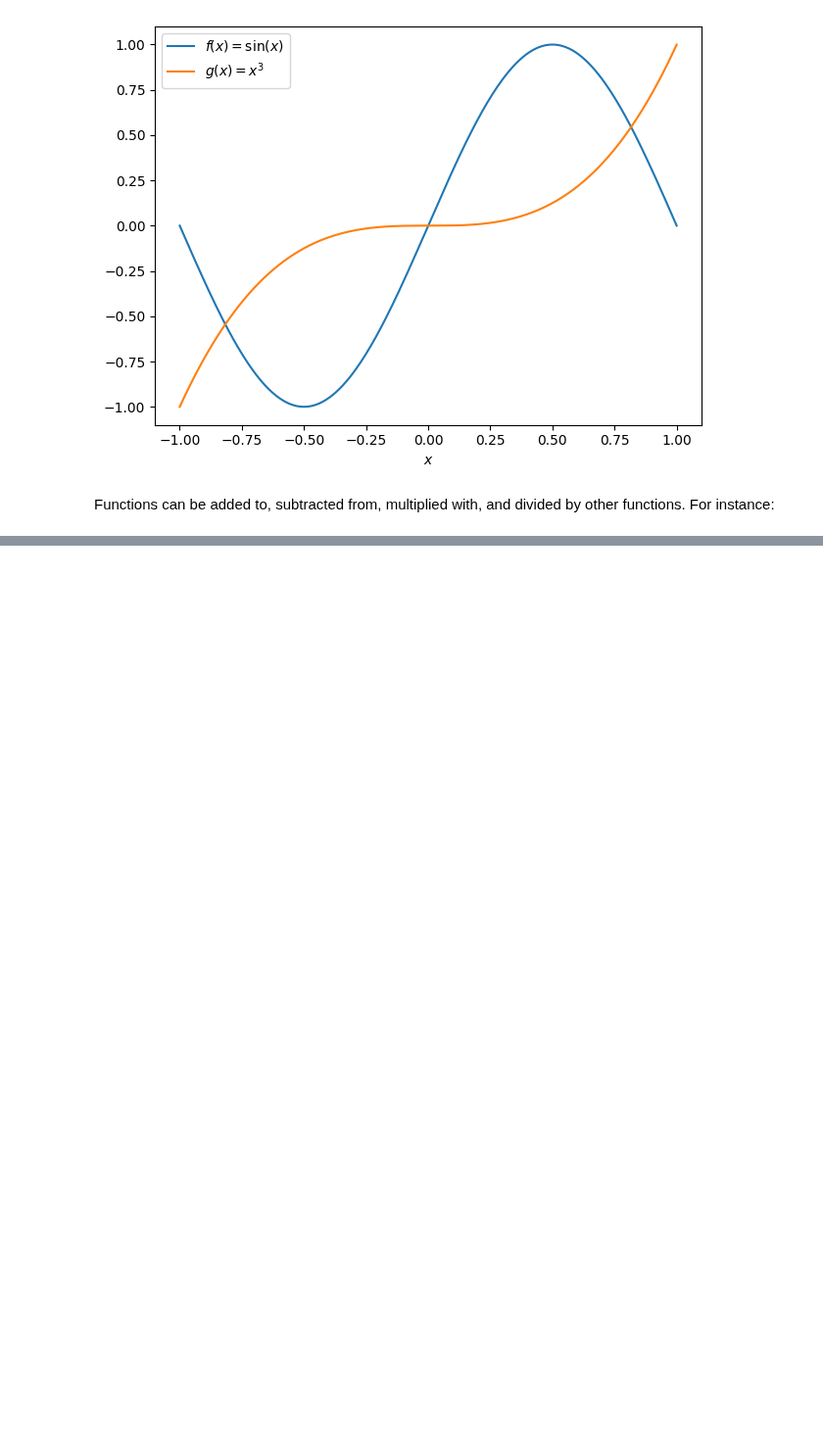
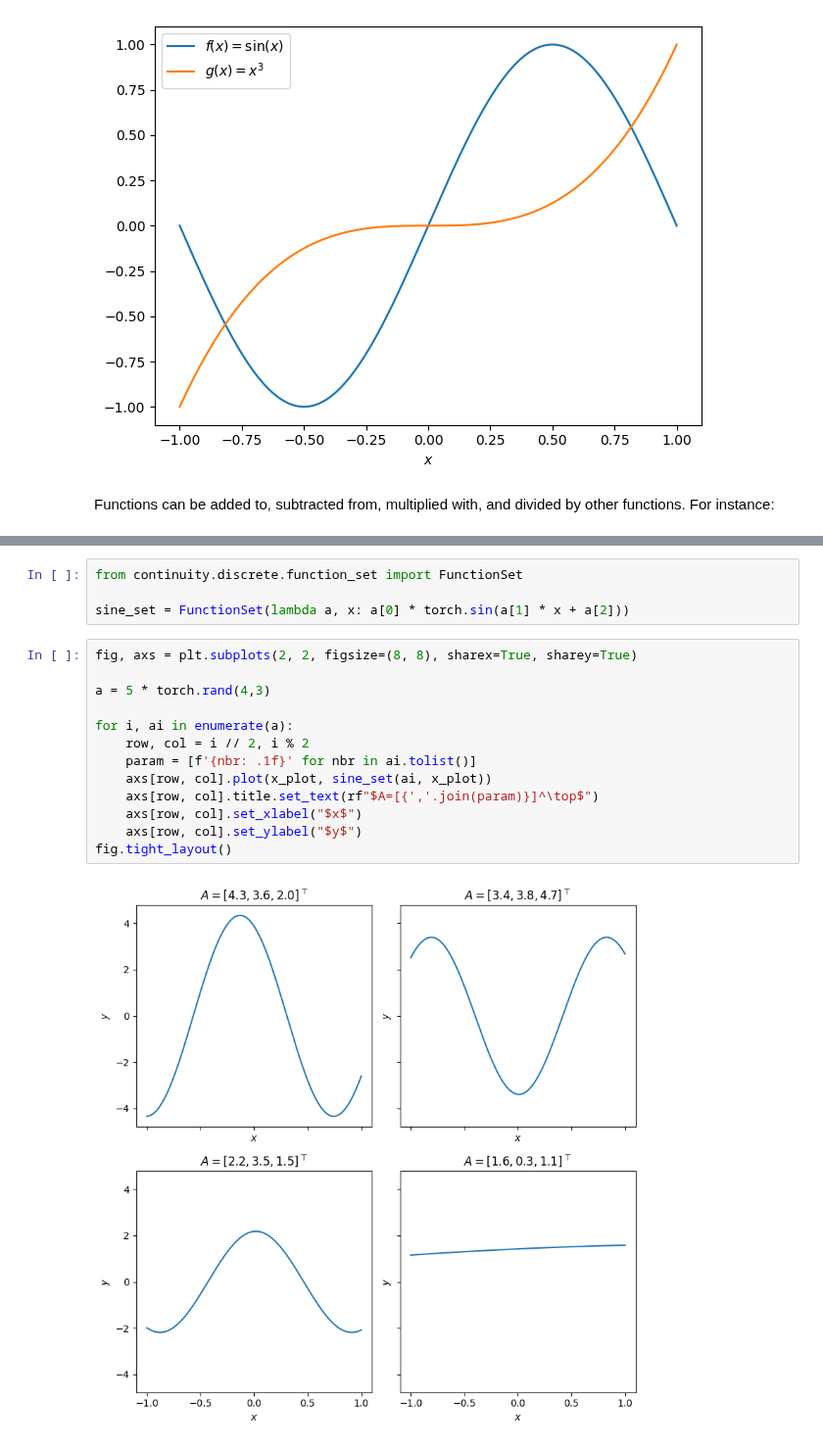
Before and after one commit to aai-institute/continuiti, a Jupyter notebook: examples/functions.ipynb, the cells around one changed output, grey strips where cells are left out. Shown at 98% size. Cells and saved outputs as stored; diff of their text form; blank space fills up the shorter version.

Commit message:
change function interface

```diff
--- a/examples/functions.ipynb
+++ b/examples/functions.ipynb
@@ -81,0 +90,19 @@ plt.tight_layout()
+# %%
+from continuity.discrete.function_set import FunctionSet
+
+sine_set = FunctionSet(lambda a, x: a[0] * torch.sin(a[1] * x + a[2]))
+# %%
+fig, axs = plt.subplots(2, 2, figsize=(8, 8), sharex=True, sharey=True)
+
+a = 5 * torch.rand(4,3)
+
+for i, ai in enumerate(a):
+    row, col = i // 2, i % 2
+    param = [f'{nbr: .1f}' for nbr in ai.tolist()]
+    axs[row, col].plot(x_plot, sine_set(ai, x_plot))
+    axs[row, col].title.set_text(rf"$A=[{','.join(param)}]^\top$")
+    axs[row, col].set_xlabel("$x$")
+    axs[row, col].set_ylabel("$y$")
+fig.tight_layout()
+# %% [output]
+[figure, added]
```
Also changed, not shown: parts of 6 cells of this notebook, 8 other files.
